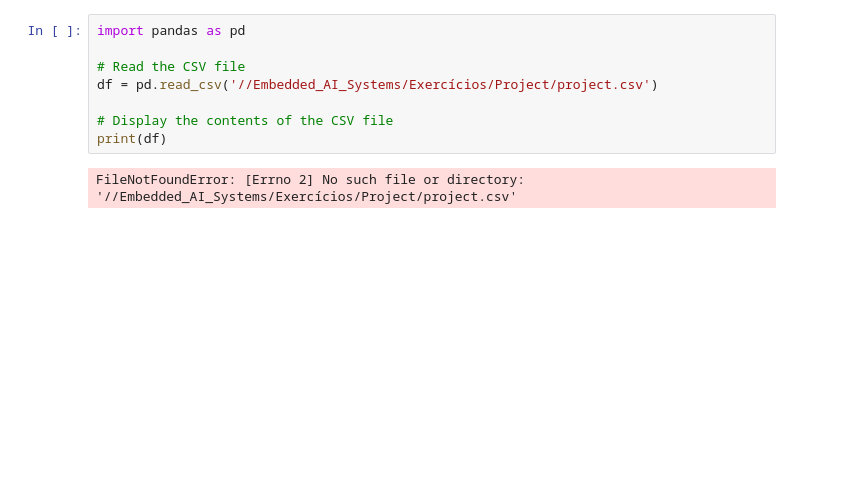
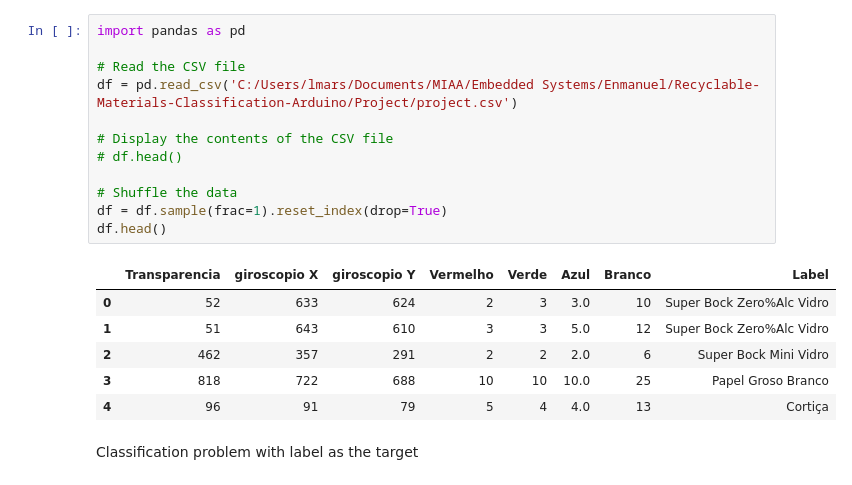
Before and after one commit to EnmanuelMartinsAbilheira/Recyclable-Materials-Classification-Arduino, a Jupyter notebook: Project/test.ipynb, the cells around one changed output. Drawn from its saved outputs; the diff is of its cells as text; blank space fills up the shorter version.

```diff
--- a/Project/test.ipynb
+++ b/Project/test.ipynb
@@ -1,10 +1,21 @@
 # %%
 import pandas as pd
 
 # Read the CSV file
-df = pd.read_csv('//Embedded_AI_Systems/Exercícios/Project/project.csv')
+df = pd.read_csv('C:/Users/lmars/Documents/MIAA/Embedded Systems/Enmanuel/Recyclable-Materials-Classification-Arduino/Project/project.csv')
 
 # Display the contents of the CSV file
-print(df)
+# df.head()
+
+# Shuffle the data
+df = df.sample(frac=1).reset_index(drop=True)
+df.head()
 # %% [output]
-FileNotFoundError: [Errno 2] No such file or directory: '//Embedded_AI_Systems/Exercícios/Project/project.csv'
+|  | Transparencia | giroscopio X | giroscopio Y | Vermelho | Verde | Azul | Branco | Label |
+| 0 | 52 | 633 | 624 | 2 | 3 | 3.0 | 10 | Super Bock Zero%Alc Vidro |
+| 1 | 51 | 643 | 610 | 3 | 3 | 5.0 | 12 | Super Bock Zero%Alc Vidro |
+| 2 | 462 | 357 | 291 | 2 | 2 | 2.0 | 6 | Super Bock Mini Vidro |
+| 3 | 818 | 722 | 688 | 10 | 10 | 10.0 | 25 | Papel Groso Branco |
+| 4 | 96 | 91 | 79 | 5 | 4 | 4.0 | 13 | Cortiça |
+# %% [markdown]
+Classification problem with label as the target
```
Also changed, not shown: parts of 16 cells of this notebook.
